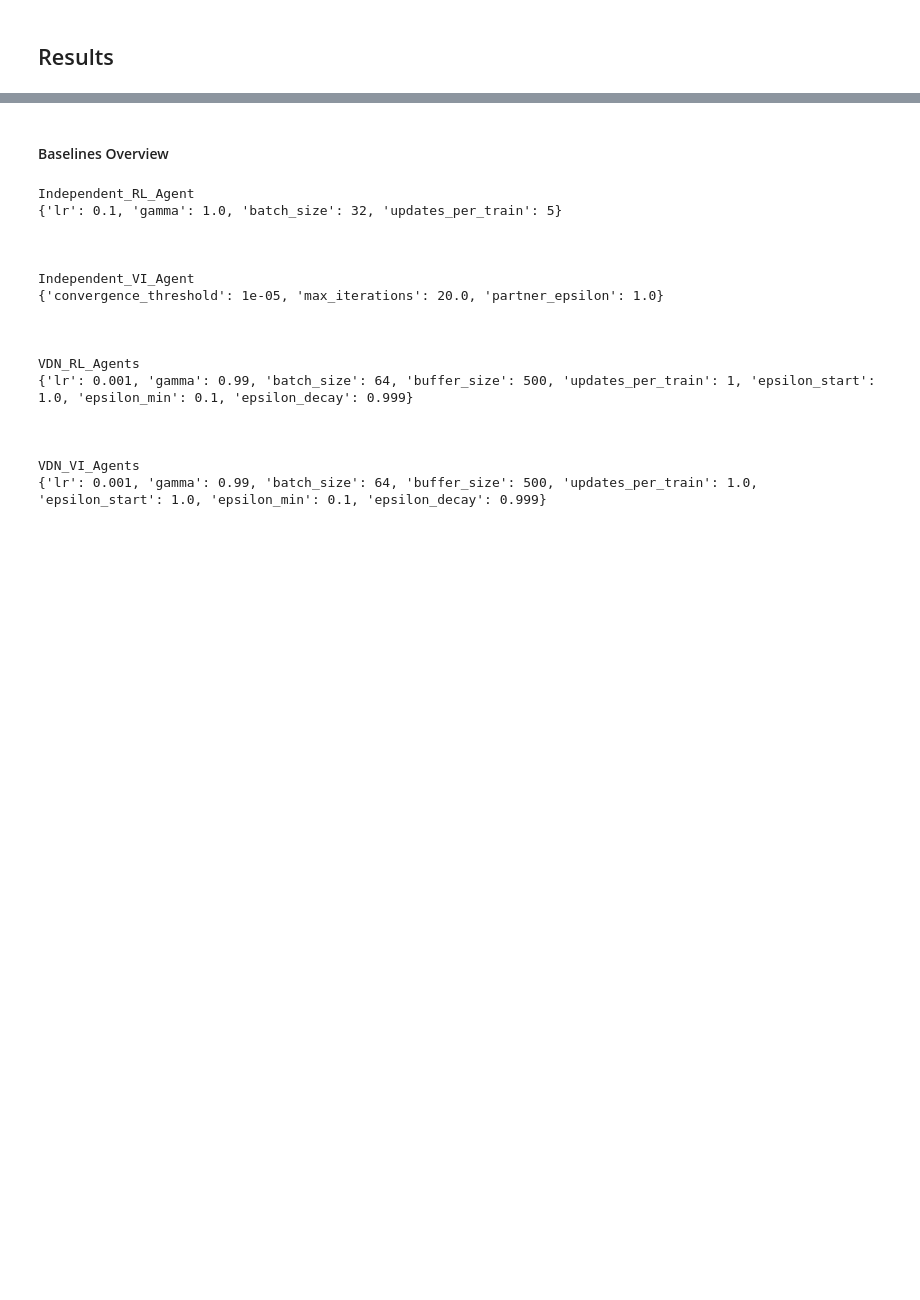
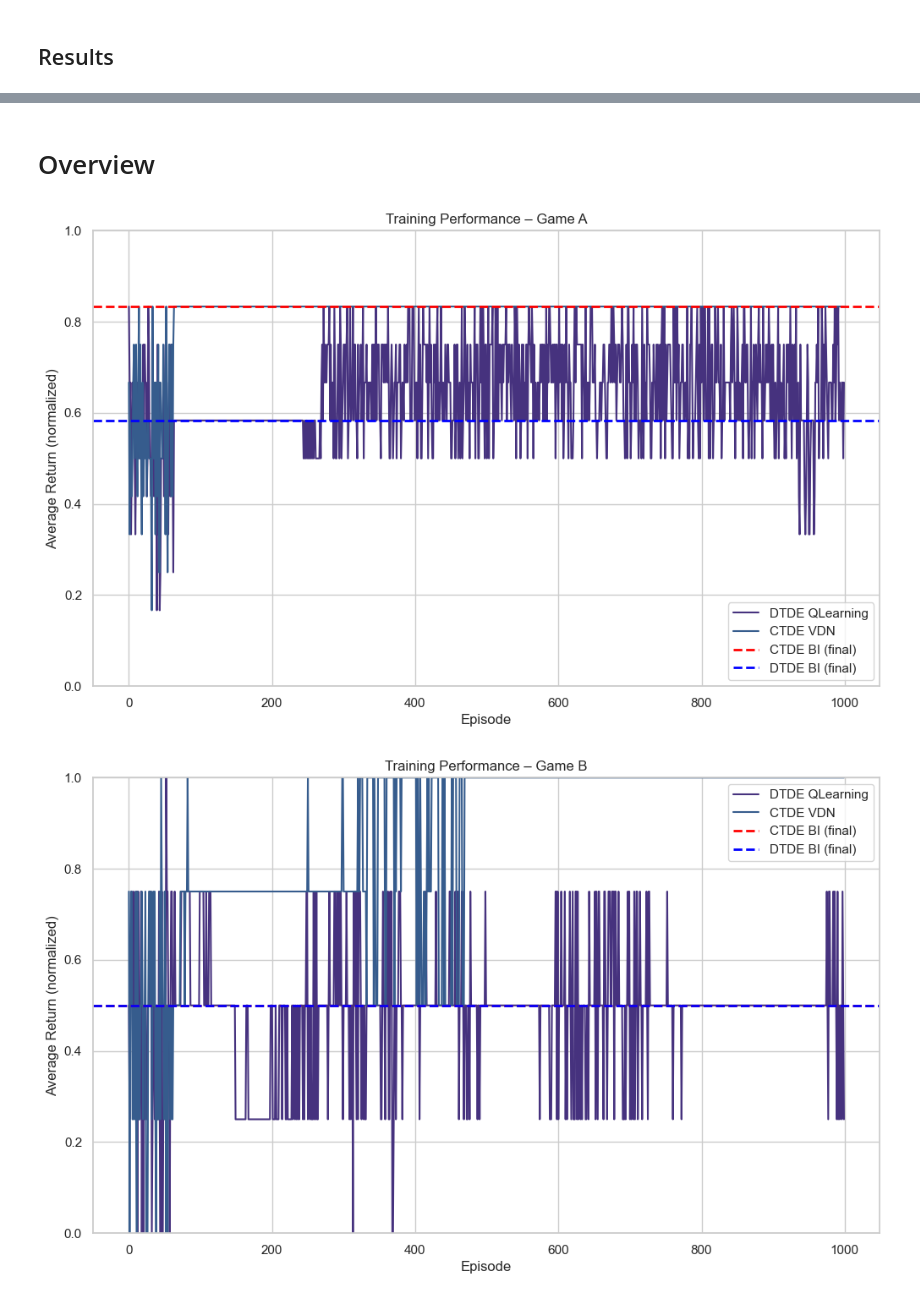
Before and after one commit to LennardKnorke/AI_Thesis-Project, a Jupyter notebook: Results.ipynb, the cells around one changed output, grey strips where cells are left out. Drawn from its saved outputs; the diff is of its cells as text; code cells hidden in the pictures; blank space fills up the shorter version.

```diff
--- a/Results.ipynb
+++ b/Results.ipynb
@@ -234,30 +134,40 @@ KeyError: 'optimal_reward'
 # %% [markdown]
-#### Baselines Overview
+# Overview
-# %%
-baselines_df = {}
-baselines_params = {}
-for agent in AGENTS:
-    df, params = load_df(agent)
-    baselines_df[agent] = df
-    baselines_params[agent] = params
-    print(agent)
-    print(params)
-    print("\n\n")
-# %% [output]
-Independent_RL_Agent
-{'lr': 0.1, 'gamma': 1.0, 'batch_size': 32, 'updates_per_train': 5}
-
-
-
-Independent_VI_Agent
-{'convergence_threshold': 1e-05, 'max_iterations': 20.0, 'partner_epsilon': 1.0}
-
-
-
-VDN_RL_Agents
-{'lr': 0.001, 'gamma': 0.99, 'batch_size': 64, 'buffer_size': 500, 'updates_per_train': 1, 'epsilon_start': 1.0, 'epsilon_min': 0.1, 'epsilon_decay': 0.999}
-
-
-
-VDN_VI_Agents
-{'lr': 0.001, 'gamma': 0.99, 'batch_size': 64, 'buffer_size': 500, 'updates_per_train': 1.0, 'epsilon_start': 1.0, 'epsilon_min': 0.1, 'epsilon_decay': 0.999}
+# %%
+model_free_names = [name for name in BASELINE_AGENT_NAMES if "QLearning" in name or "VDN" in name]
+model_based_names = [name for name in BASELINE_AGENT_NAMES if "BI" in name]
+
+r = 1_000
+episodes = [i for i in range(r)]
+for game in GAMES:
+    plt.figure()
+
+
+    data = results_dict["DTDE QLearning"][f"reward_{game}"]
+    plt.plot(episodes, data[:r,], label='DTDE QLearning')
+
+    data = results_dict["CTDE VDN"][f"reward_{game}"]
+    plt.plot(episodes, data[:r,], label="CTDE VDN")
+    # Add horizontal lines for model‑based agents (use last reward value)
+        #if data is not None and len(data) > 0:
+            #final_reward = data[-1]
+    data = results_dict["CTDE BI"][f"reward_{game}"]
+    data = data.iloc[-1]
+    plt.axhline(y=data, linestyle='--', label=f"CTDE BI (final)", linewidth=2, color='red')
+
+    data = results_dict["DTDE BI"][f"reward_{game}"]
+    data = data.iloc[-1]
+    plt.axhline(y=data, linestyle='--',label=f"DTDE BI (final)", linewidth=2, color='blue')
+
+
+    plt.ylim(0,1.0)
+    plt.xlabel("Episode")
+    plt.ylabel("Average Return (normalized)")
+    plt.title(f"Training Performance – Game {game}")
+    plt.legend()
+    plot_path = os.path.join(PLOT_DIR, f"general_plot_{game}.png")
+    plt.savefig(plot_path)
+    plt.show()
+# %% [output]
+[figure, added]
+[figure, added]
```
Also changed, not shown: parts of 8 cells of this notebook, 10 other files.
